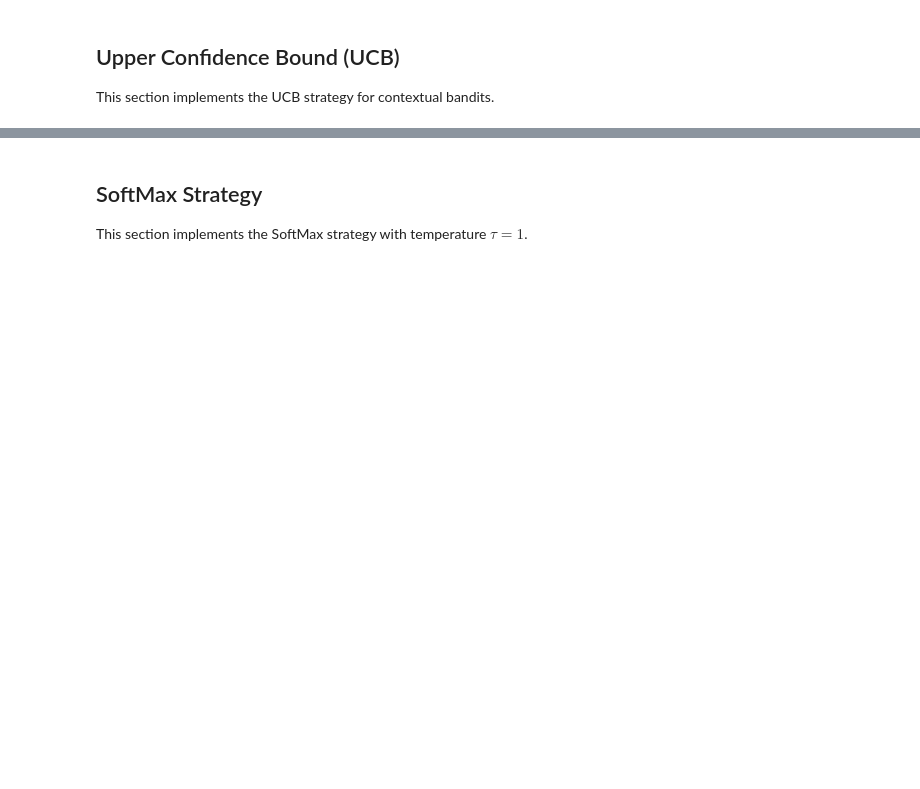
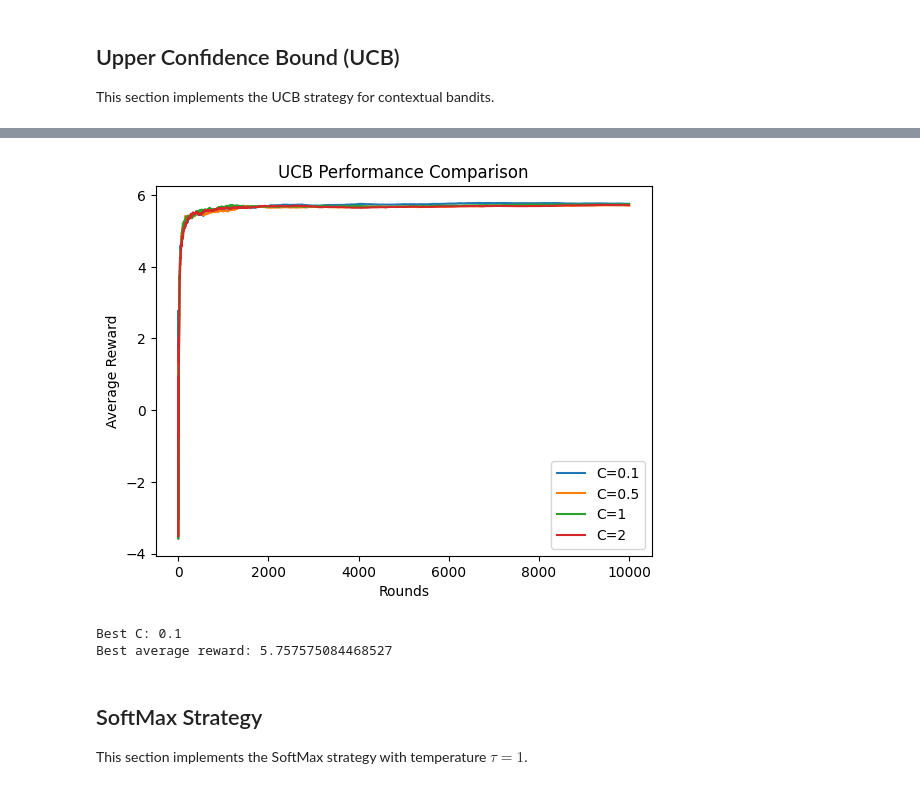
Before and after one commit to IshitaR0/IshitaRathore-lab3-contextual-bandit, a Jupyter notebook: lab3_results_U20230044.ipynb, the cells around one changed output, grey strips where cells are left out. Cells and saved outputs as stored; diff of their text form; code cells hidden in the pictures; blank space fills up the shorter version.

```diff
--- a/lab3_results_U20230044.ipynb
+++ b/lab3_results_U20230044.ipynb
@@ -190,3 +380,25 @@ This section implements the UCB strategy for contextual bandits.
+# %%
+for C in C_values:
+    plt.plot(results_ucb[C]["curve"], label=f"C={C}")
+
+plt.xlabel("Rounds")
+plt.ylabel("Average Reward")
+plt.legend()
+plt.title("UCB Performance Comparison")
+plt.show()
+# %% [output]
+[figure, added]
+# %%
+best_C = max(results_ucb, key=lambda c: results_ucb[c]["avg_reward"])
+
+best_Q_ucb = results_ucb[best_C]["Q"]
+best_avg_reward_ucb = results_ucb[best_C]["avg_reward"]
+
+print("Best C:", best_C)
+print("Best average reward:", best_avg_reward_ucb)
+# %% [output]
+Best C: 0.1
+Best average reward: 5.757575084468527
 # %% [markdown]
 ## SoftMax Strategy
 
```
Also changed, not shown: parts of 16 cells of this notebook, 1 other file.
